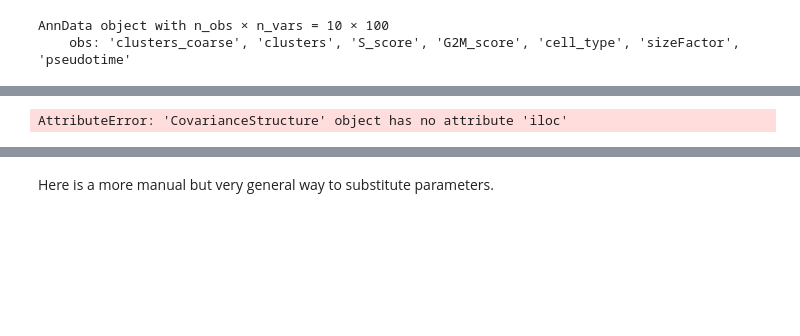
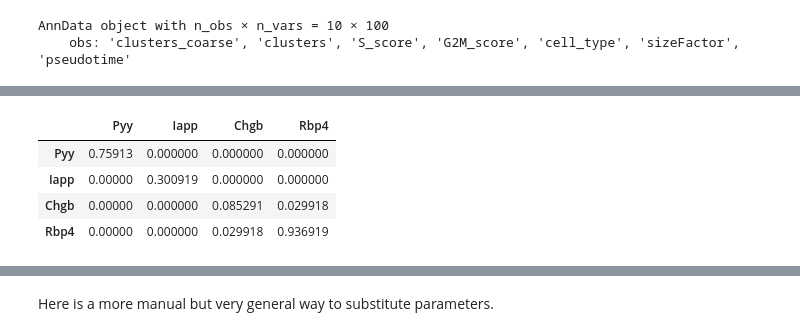
Before and after one commit to krisrs1128/scDesigner, a Jupyter notebook: examples/minimal.ipynb, the cells around one changed output, grey strips where cells are left out. Saved outputs shown, nothing was run; the diff lists cells and outputs as text; code cells hidden in the pictures; blank space fills up the shorter version.

```diff
--- a/examples/minimal.ipynb
+++ b/examples/minimal.ipynb
@@ -283,14 +282,13 @@ sim.parameters["copula"]['cell_type[Ngn3 low EP]'].cov
 # %%
 import copy
 
 amplified_sim = tr.amplify(sim, 2, "pseudotime", "Pyy|Iapp", "mean")
-# decorr_sim = tr.decorrelate(sim, "Pyy|Iapp", "Pyy|Iapp", "cell_type[Ngn3 low EP]")
-# corr_sim = tr.correlate(sim, 2, "Pyy|Iapp", "Pyy|Iapp", "cell_type[Ngn3 low EP]")
-decorr_sim = copy.deepcopy(sim)
-decorr_sim.copula.decorrelate("Pyy|Iapp", "Pyy|Iapp", "cell_type[Ngn3 low EP]")
-corr_sim = copy.deepcopy(sim)
-corr_sim.copula.correlate(2, "Pyy|Iapp", "Pyy|Iapp", "cell_type[Ngn3 low EP]")
-
-decorr_sim.parameters["copula"]["cell_type[Ngn3 low EP]"].iloc[:4, :4]
+decorr_sim = tr.decorrelate(sim, "Pyy|Iapp", "Pyy|Iapp", "cell_type[Ngn3 low EP]")
+corr_sim = tr.correlate(sim, 2, "Pyy|Iapp", "Pyy|Iapp", "cell_type[Ngn3 low EP]")
+decorr_sim.parameters["copula"]["cell_type[Ngn3 low EP]"].cov.iloc[:4, :4]
 # %% [output]
-AttributeError: 'CovarianceStructure' object has no attribute 'iloc'
+|  | Pyy | Iapp | Chgb | Rbp4 |
+| Pyy | 0.75913 | 0.000000 | 0.000000 | 0.000000 |
+| Iapp | 0.00000 | 0.300919 | 0.000000 | 0.000000 |
+| Chgb | 0.00000 | 0.000000 | 0.085291 | 0.029918 |
+| Rbp4 | 0.00000 | 0.000000 | 0.029918 | 0.936919 |
```
Also changed, not shown: parts of 16 cells of this notebook, 3 other files.
